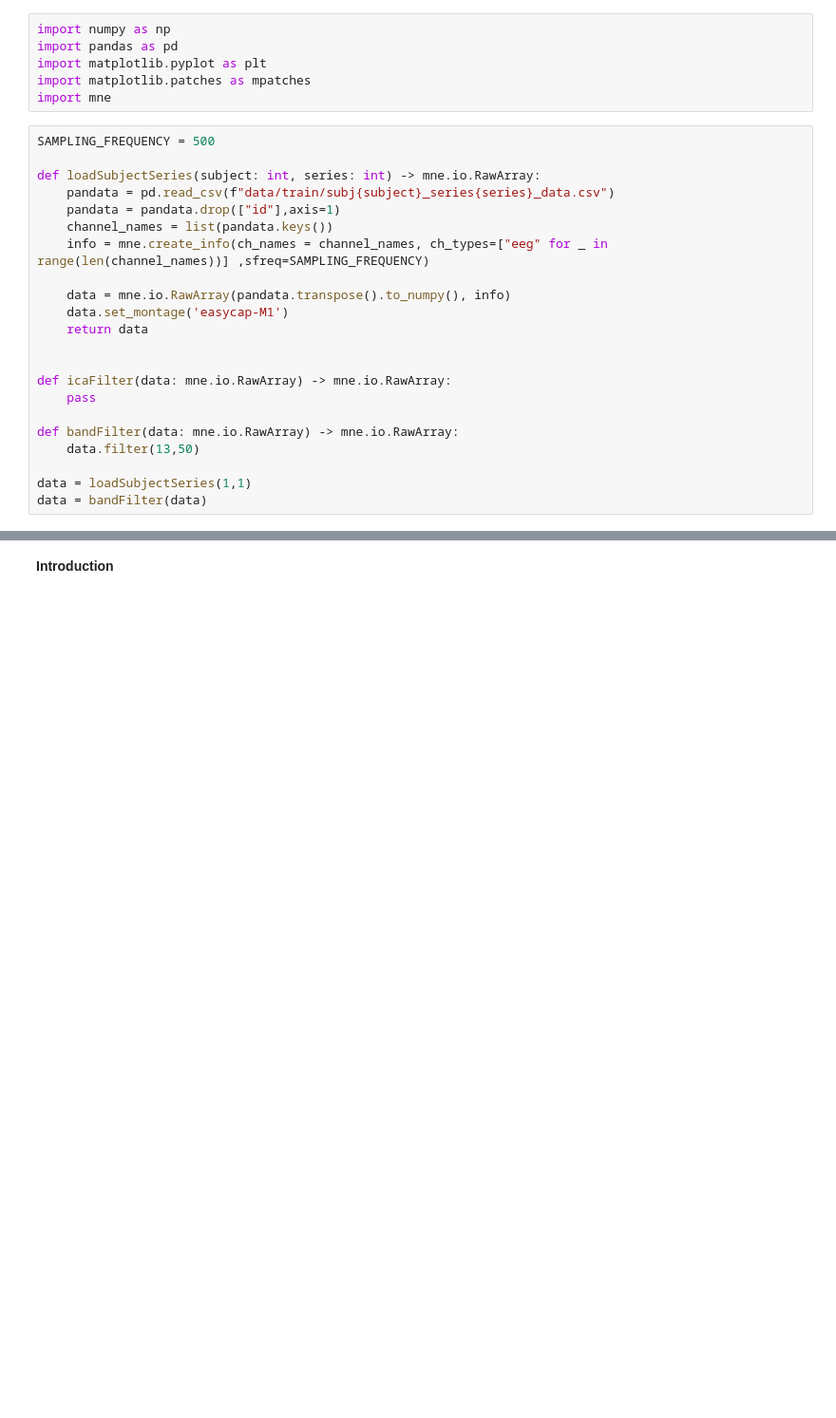
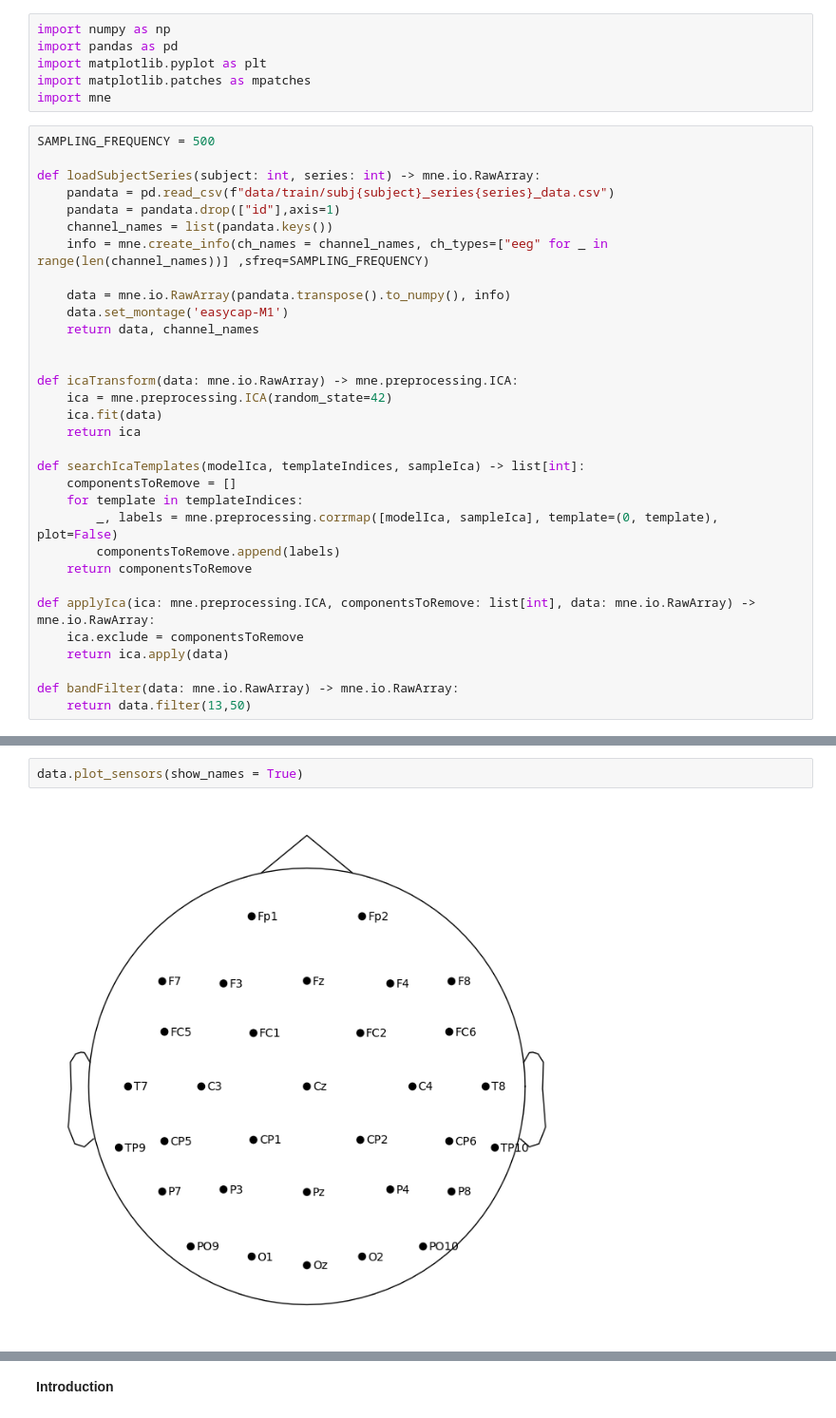
Before and after one commit to Unexp1ainable/BRIa, a Jupyter notebook: ui-project.ipynb, the cells around one changed output, grey strips where cells are left out. Shown at 95% size. Saved outputs shown, nothing was run; the diff lists cells and outputs as text; blank space fills up the shorter version.

```diff
--- a/ui-project.ipynb
+++ b/ui-project.ipynb
@@ -19,14 +19,24 @@ def loadSubjectSeries(subject: int, series: int) -> mne.io.RawArray:
 
     data = mne.io.RawArray(pandata.transpose().to_numpy(), info)
     data.set_montage('easycap-M1')
-    return data
+    return data, channel_names
 
 
-def icaFilter(data: mne.io.RawArray) -> mne.io.RawArray:
-    pass
+def icaTransform(data: mne.io.RawArray) -> mne.preprocessing.ICA:
+    ica = mne.preprocessing.ICA(random_state=42)
+    ica.fit(data)
+    return ica
+
+def searchIcaTemplates(modelIca, templateIndices, sampleIca) -> list[int]:
+    componentsToRemove = []
+    for template in templateIndices:
+        _, labels = mne.preprocessing.corrmap([modelIca, sampleIca], template=(0, template), plot=False)
+        componentsToRemove.append(labels)
+    return componentsToRemove
+
+def applyIca(ica: mne.preprocessing.ICA, componentsToRemove: list[int], data: mne.io.RawArray) -> mne.io.RawArray:
+    ica.exclude = componentsToRemove
+    return ica.apply(data)
 
 def bandFilter(data: mne.io.RawArray) -> mne.io.RawArray:
-    data.filter(13,50)
-
-data = loadSubjectSeries(1,1)
-data = bandFilter(data)
+    return data.filter(13,50)
@@ -55,0 +74,4 @@ Designing a one-pass, zero-phase, non-causal bandpass filter:
+# %%
+data.plot_sensors(show_names = True)
+# %% [output]
+[figure, added]
```
Also changed, not shown: parts of 9 cells of this notebook.
